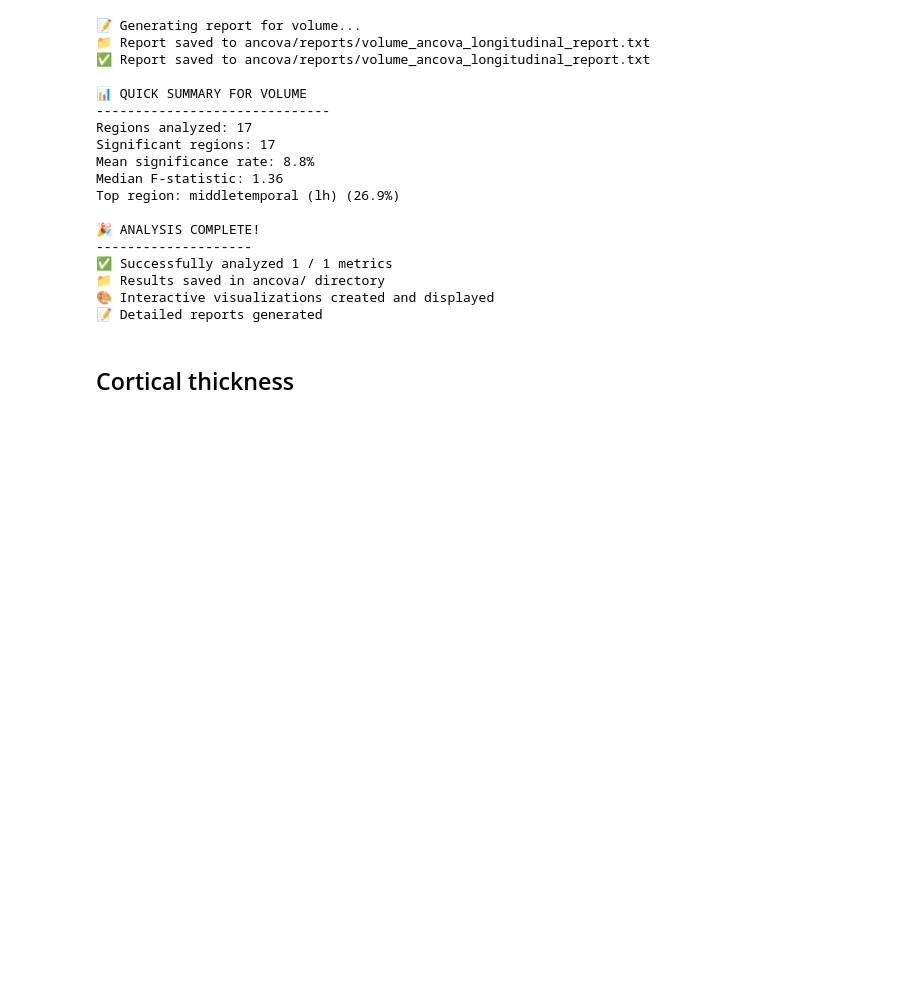
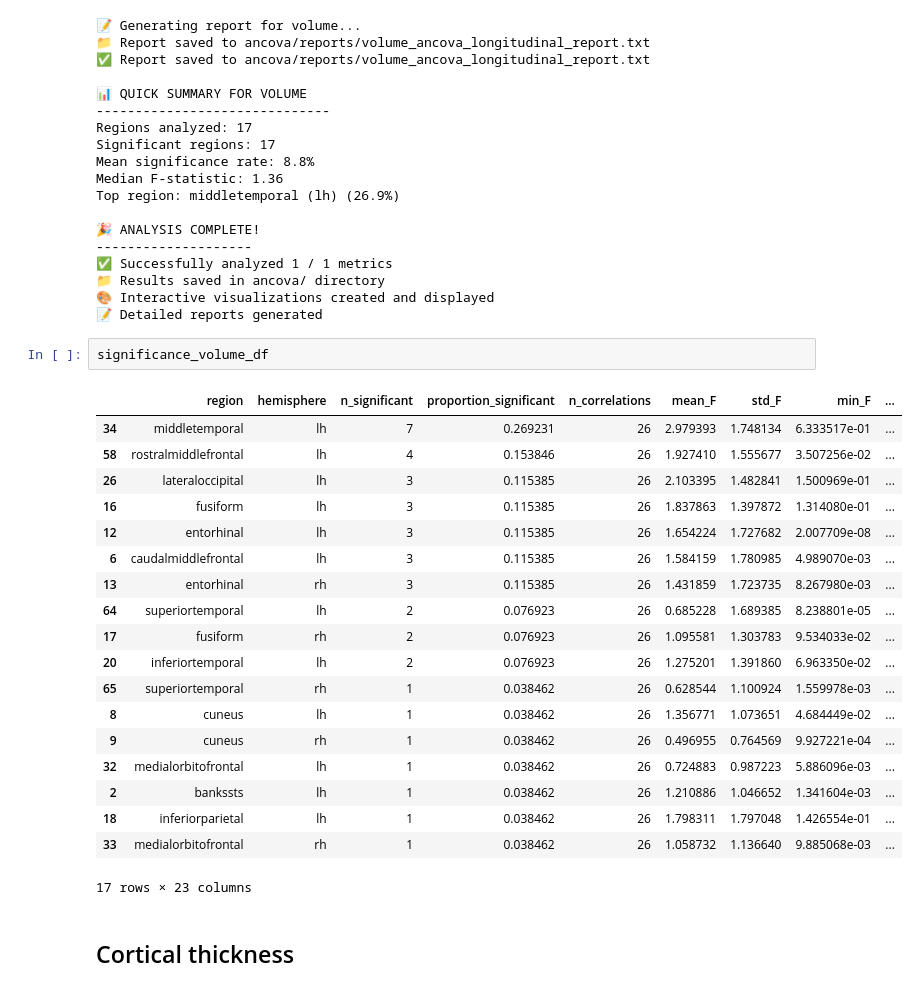
Before and after one commit to yohanchatelain/VIP-python-client, a Jupyter notebook: example/freesurfer-fuzzy/notebooks/clinical/longitudinal-ancova.ipynb, the cells around one changed output. Drawn from its saved outputs; the diff is of its cells as text; blank space fills up the shorter version.

```diff
--- a/example/freesurfer-fuzzy/notebooks/clinical/longitudinal-ancova.ipynb
+++ b/example/freesurfer-fuzzy/notebooks/clinical/longitudinal-ancova.ipynb
@@ -1805,6 +1805,28 @@ Top region: middletemporal (lh) (26.9%)
 📁 Results saved in ancova/ directory
 🎨 Interactive visualizations created and displayed
 📝 Detailed reports generated
+# %%
+significance_volume_df
+# %% [output]
+|  | region | hemisphere | n_significant | proportion_significant | n_correlations | mean_F | std_F | min_F | ... |
+| 34 | middletemporal | lh | 7 | 0.269231 | 26 | 2.979393 | 1.748134 | 6.333517e-01 | ... |
+| 58 | rostralmiddlefrontal | lh | 4 | 0.153846 | 26 | 1.927410 | 1.555677 | 3.507256e-02 | ... |
+| 26 | lateraloccipital | lh | 3 | 0.115385 | 26 | 2.103395 | 1.482841 | 1.500969e-01 | ... |
+| 16 | fusiform | lh | 3 | 0.115385 | 26 | 1.837863 | 1.397872 | 1.314080e-01 | ... |
+| 12 | entorhinal | lh | 3 | 0.115385 | 26 | 1.654224 | 1.727682 | 2.007709e-08 | ... |
+| 6 | caudalmiddlefrontal | lh | 3 | 0.115385 | 26 | 1.584159 | 1.780985 | 4.989070e-03 | ... |
+| 13 | entorhinal | rh | 3 | 0.115385 | 26 | 1.431859 | 1.723735 | 8.267980e-03 | ... |
+| 64 | superiortemporal | lh | 2 | 0.076923 | 26 | 0.685228 | 1.689385 | 8.238801e-05 | ... |
+| 17 | fusiform | rh | 2 | 0.076923 | 26 | 1.095581 | 1.303783 | 9.534033e-02 | ... |
+| 20 | inferiortemporal | lh | 2 | 0.076923 | 26 | 1.275201 | 1.391860 | 6.963350e-02 | ... |
+| 65 | superiortemporal | rh | 1 | 0.038462 | 26 | 0.628544 | 1.100924 | 1.559978e-03 | ... |
+| 8 | cuneus | lh | 1 | 0.038462 | 26 | 1.356771 | 1.073651 | 4.684449e-02 | ... |
+| 9 | cuneus | rh | 1 | 0.038462 | 26 | 0.496955 | 0.764569 | 9.927221e-04 | ... |
+| 32 | medialorbitofrontal | lh | 1 | 0.038462 | 26 | 0.724883 | 0.987223 | 5.886096e-03 | ... |
+| 2 | bankssts | lh | 1 | 0.038462 | 26 | 1.210886 | 1.046652 | 1.341604e-03 | ... |
+| 18 | inferiorparietal | lh | 1 | 0.038462 | 26 | 1.798311 | 1.797048 | 1.426554e-01 | ... |
+| 33 | medialorbitofrontal | rh | 1 | 0.038462 | 26 | 1.058732 | 1.136640 | 9.885068e-03 | ... |
+17 rows × 23 columns
 # %% [markdown]
 ## Cortical thickness
 # %%
```
Also changed, not shown: parts of 3 cells of this notebook, 3 other files.
